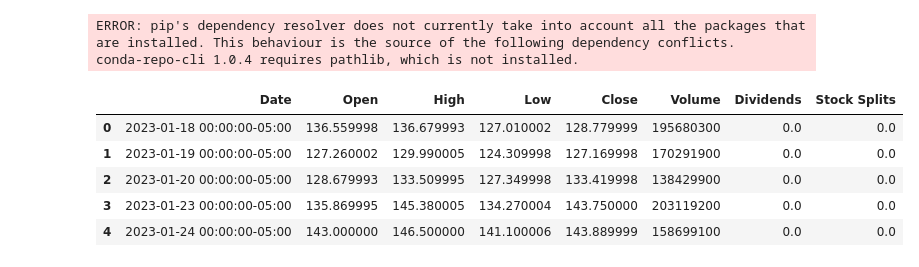
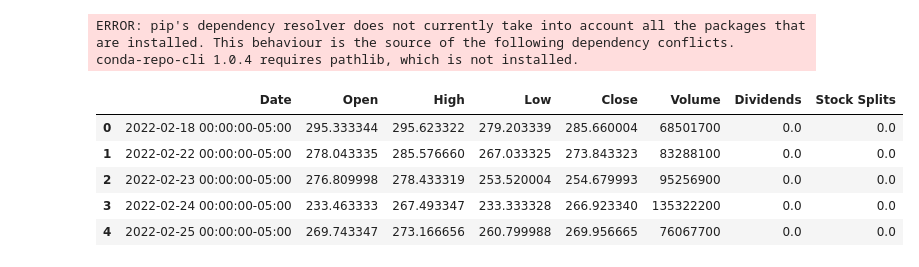
Before and after one commit to denizsoysal/stock_predictor, a Jupyter notebook: stock_predictor_notebook.ipynb, the cells around one changed output. Cells and saved outputs as stored; diff of their text form; code cells hidden in the pictures.

```diff
--- a/stock_predictor_notebook.ipynb
+++ b/stock_predictor_notebook.ipynb
@@ -22,17 +22,18 @@ ERROR: pip's dependency resolver does not currently take into account all the pa
 conda-repo-cli 1.0.4 requires pathlib, which is not installed.
 # %%
 import yfinance as yf
+import matplotlib.pyplot as plt
 tesla=yf.Ticker('TSLA')
-tesla_data=tesla.history(period="1mo")
+tesla_data=tesla.history(period="12mo")
 tesla_data.reset_index(inplace=True)
 tesla_data.head()
 # %% [output]
 |  | Date | Open | High | Low | Close | Volume | Dividends | Stock Splits |
-| 0 | 2023-01-18 00:00:00-05:00 | 136.559998 | 136.679993 | 127.010002 | 128.779999 | 195680300 | 0.0 | 0.0 |
-| 1 | 2023-01-19 00:00:00-05:00 | 127.260002 | 129.990005 | 124.309998 | 127.169998 | 170291900 | 0.0 | 0.0 |
-| 2 | 2023-01-20 00:00:00-05:00 | 128.679993 | 133.509995 | 127.349998 | 133.419998 | 138429900 | 0.0 | 0.0 |
-| 3 | 2023-01-23 00:00:00-05:00 | 135.869995 | 145.380005 | 134.270004 | 143.750000 | 203119200 | 0.0 | 0.0 |
-| 4 | 2023-01-24 00:00:00-05:00 | 143.000000 | 146.500000 | 141.100006 | 143.889999 | 158699100 | 0.0 | 0.0 |
+| 0 | 2022-02-18 00:00:00-05:00 | 295.333344 | 295.623322 | 279.203339 | 285.660004 | 68501700 | 0.0 | 0.0 |
+| 1 | 2022-02-22 00:00:00-05:00 | 278.043335 | 285.576660 | 267.033325 | 273.843323 | 83288100 | 0.0 | 0.0 |
+| 2 | 2022-02-23 00:00:00-05:00 | 276.809998 | 278.433319 | 253.520004 | 254.679993 | 95256900 | 0.0 | 0.0 |
+| 3 | 2022-02-24 00:00:00-05:00 | 233.463333 | 267.493347 | 233.333328 | 266.923340 | 135322200 | 0.0 | 0.0 |
+| 4 | 2022-02-25 00:00:00-05:00 | 269.743347 | 273.166656 | 260.799988 | 269.956665 | 76067700 | 0.0 | 0.0 |
 # %%
 print(tesla_data)
 # %% [output]
```
Also changed, not shown: parts of 3 cells of this notebook.
